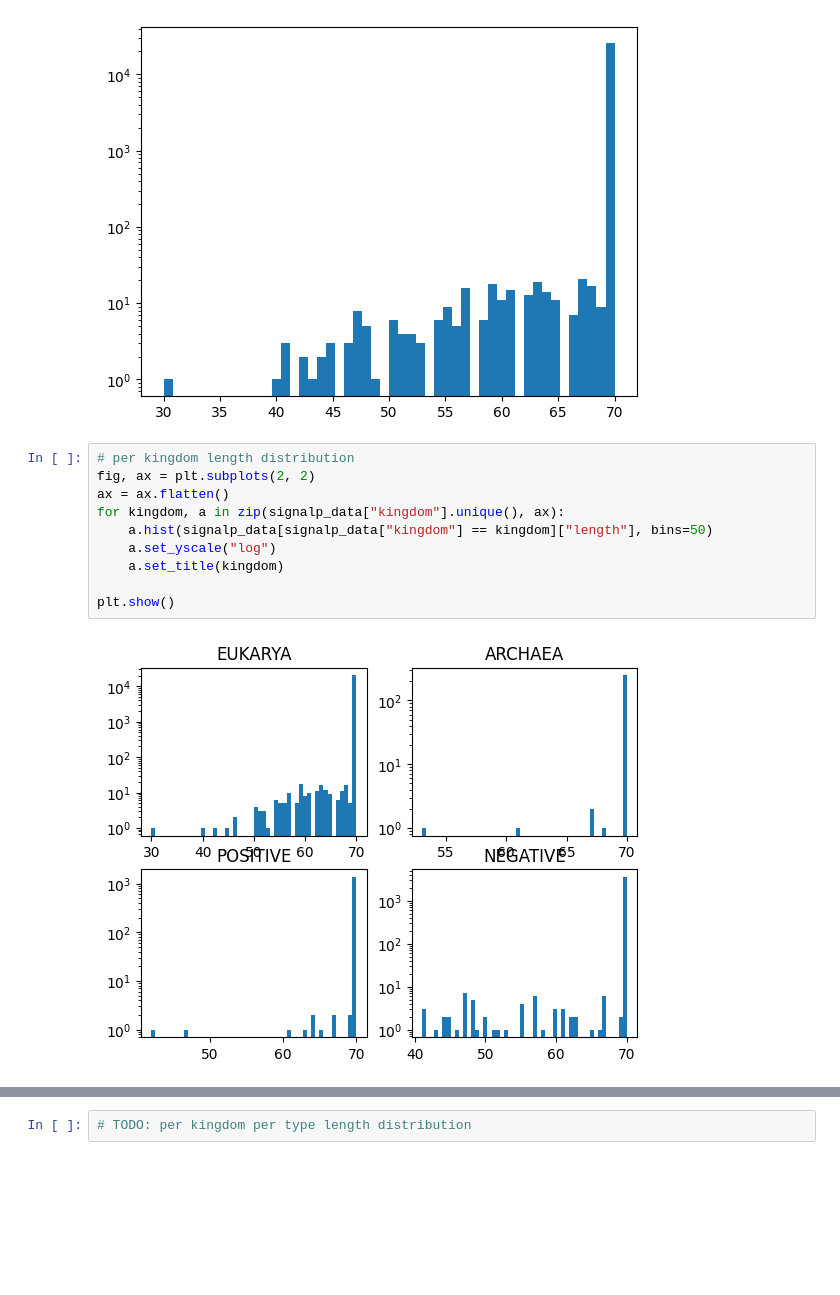
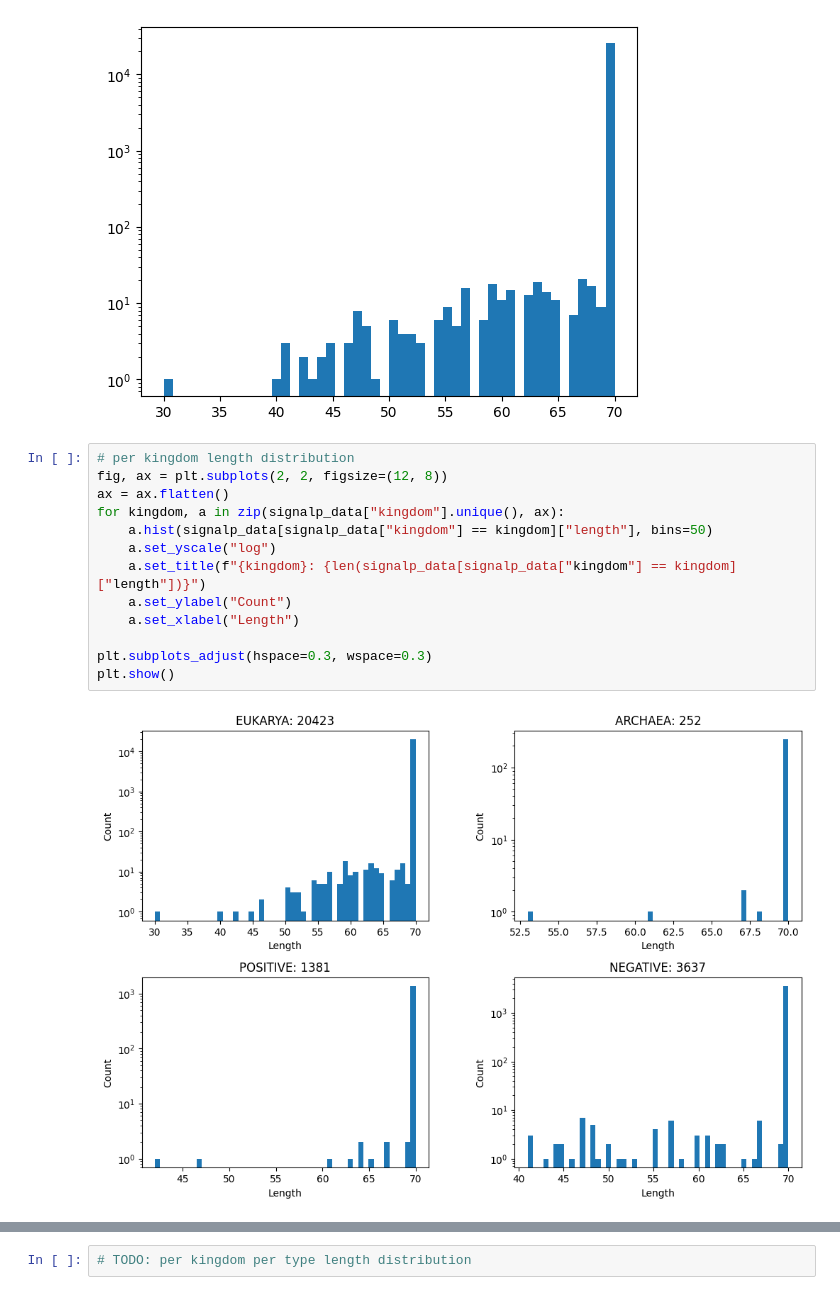
Before and after one commit to AeneasTews/signal-peptide-prediction, a Jupyter notebook: data/data_analysis/notebook_nightmare/general_analysis.ipynb, the cells around one changed output, grey strips where cells are left out. Saved outputs shown, nothing was run; the diff lists cells and outputs as text; blank space fills up the shorter version.

```diff
--- a/data/data_analysis/notebook_nightmare/general_analysis.ipynb
+++ b/data/data_analysis/notebook_nightmare/general_analysis.ipynb
@@ -27,14 +30,17 @@ plt.show()
 [figure]
 # %%
 # per kingdom length distribution
-fig, ax = plt.subplots(2, 2)
+fig, ax = plt.subplots(2, 2, figsize=(12, 8))
 ax = ax.flatten()
 for kingdom, a in zip(signalp_data["kingdom"].unique(), ax):
     a.hist(signalp_data[signalp_data["kingdom"] == kingdom]["length"], bins=50)
     a.set_yscale("log")
-    a.set_title(kingdom)
+    a.set_title(f"{kingdom}: {len(signalp_data[signalp_data["kingdom"] == kingdom]["length"])}")
+    a.set_ylabel("Count")
+    a.set_xlabel("Length")
 
+plt.subplots_adjust(hspace=0.3, wspace=0.3)
 plt.show()
 # %% [output]
-[figure, old version]
+[figure, new version]
 # %%
```
Also changed, not shown: parts of 10 cells of this notebook.
